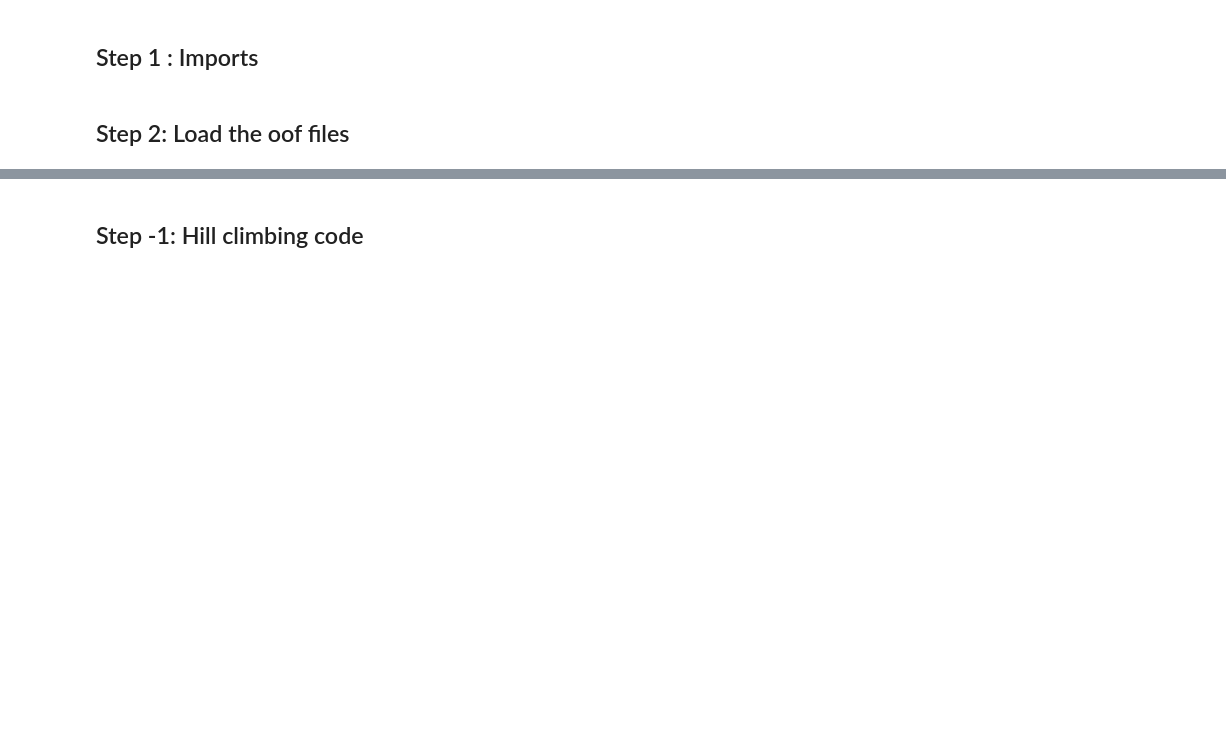
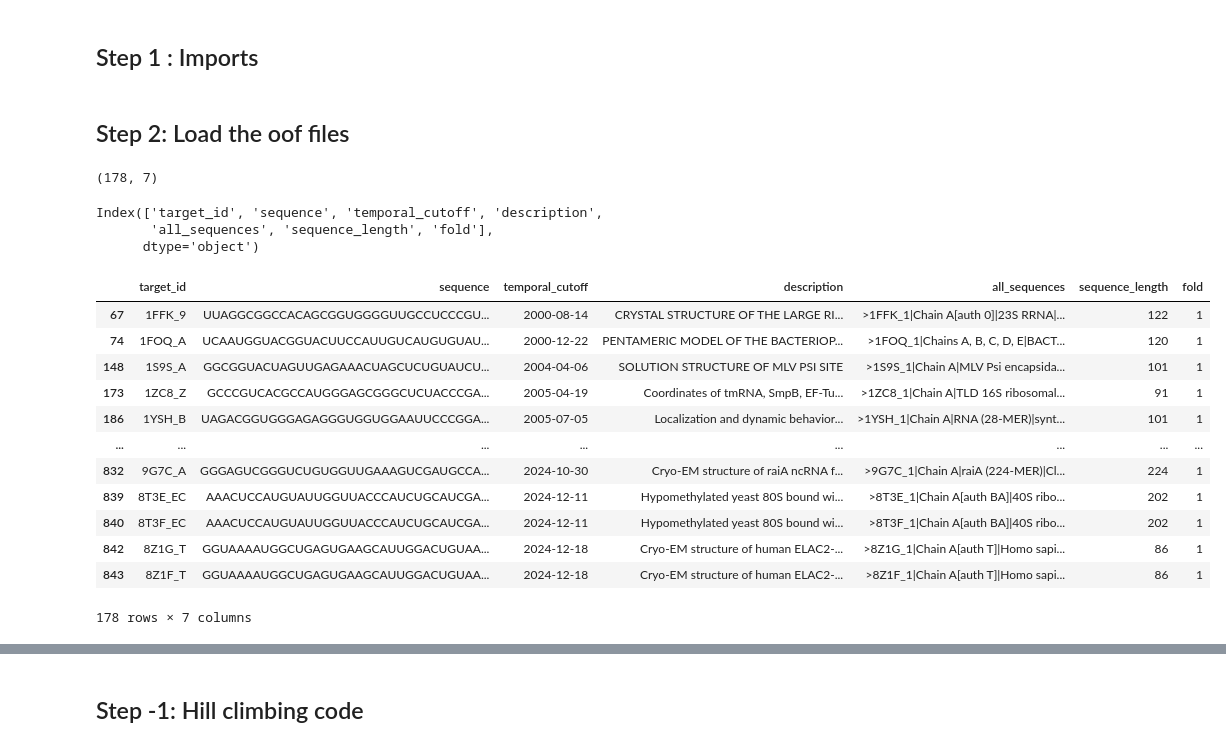
Before and after one commit to jaytonde/Kaggle-SRNA3F-2025, a Jupyter notebook: hill-climbing-weights-calculation.ipynb, the cells around one changed output, grey strips where cells are left out. Drawn from its saved outputs; the diff is of its cells as text; code cells hidden in the pictures; blank space fills up the shorter version.

Commit message:
Kaggle Notebook | Hill Climbing Weights Calculation | Version 3

```diff
--- a/hill-climbing-weights-calculation.ipynb
+++ b/hill-climbing-weights-calculation.ipynb
@@ -4,5 +4,33 @@
 import pandas as pd
 # %% [markdown]
 ## Step 2: Load the oof files
+# %%
+fold_df = pd.read_csv("/kaggle/input/folding-strategy-rna/rna_dataset_with_fold.csv")
+fold_df = fold_df[fold_df["fold"]==1]
+fold_df.shape
+# %% [output]
+(178, 7)
+# %%
+fold_df.columns
+# %% [output]
+Index(['target_id', 'sequence', 'temporal_cutoff', 'description',
+       'all_sequences', 'sequence_length', 'fold'],
+      dtype='object')
+# %%
+fold_df
+# %% [output]
+|  | target_id | sequence | temporal_cutoff | description | all_sequences | sequence_length | fold |
+| 67 | 1FFK_9 | UUAGGCGGCCACAGCGGUGGGGUUGCCUCCCGU... | 2000-08-14 | CRYSTAL STRUCTURE OF THE LARGE RI... | >1FFK_1|Chain A[auth 0]|23S RRNA|... | 122 | 1 |
+| 74 | 1FOQ_A | UCAAUGGUACGGUACUUCCAUUGUCAUGUGUAU... | 2000-12-22 | PENTAMERIC MODEL OF THE BACTERIOP... | >1FOQ_1|Chains A, B, C, D, E|BACT... | 120 | 1 |
+| 148 | 1S9S_A | GGCGGUACUAGUUGAGAAACUAGCUCUGUAUCU... | 2004-04-06 | SOLUTION STRUCTURE OF MLV PSI SITE | >1S9S_1|Chain A|MLV Psi encapsida... | 101 | 1 |
+| 173 | 1ZC8_Z | GCCCGUCACGCCAUGGGAGCGGGCUCUACCCGA... | 2005-04-19 | Coordinates of tmRNA, SmpB, EF-Tu... | >1ZC8_1|Chain A|TLD 16S ribosomal... | 91 | 1 |
+| 186 | 1YSH_B | UAGACGGUGGGAGAGGGUGGUGGAAUUCCCGGA... | 2005-07-05 | Localization and dynamic behavior... | >1YSH_1|Chain A|RNA (28-MER)|synt... | 101 | 1 |
+| ... | ... | ... | ... | ... | ... | ... | ... |
+| 832 | 9G7C_A | GGGAGUCGGGUCUGUGGUUGAAAGUCGAUGCCA... | 2024-10-30 | Cryo-EM structure of raiA ncRNA f... | >9G7C_1|Chain A|raiA (224-MER)|Cl... | 224 | 1 |
+| 839 | 8T3E_EC | AAACUCCAUGUAUUGGUUACCCAUCUGCAUCGA... | 2024-12-11 | Hypomethylated yeast 80S bound wi... | >8T3E_1|Chain A[auth BA]|40S ribo... | 202 | 1 |
+| 840 | 8T3F_EC | AAACUCCAUGUAUUGGUUACCCAUCUGCAUCGA... | 2024-12-11 | Hypomethylated yeast 80S bound wi... | >8T3F_1|Chain A[auth BA]|40S ribo... | 202 | 1 |
+| 842 | 8Z1G_T | GGUAAAAUGGCUGAGUGAAGCAUUGGACUGUAA... | 2024-12-18 | Cryo-EM structure of human ELAC2-... | >8Z1G_1|Chain A[auth T]|Homo sapi... | 86 | 1 |
+| 843 | 8Z1F_T | GGUAAAAUGGCUGAGUGAAGCAUUGGACUGUAA... | 2024-12-18 | Cryo-EM structure of human ELAC2-... | >8Z1F_1|Chain A[auth T]|Homo sapi... | 86 | 1 |
+178 rows × 7 columns
 # %%
 exp_1_oof = pd.read_csv("/kaggle/input/train-ribonanzanet-inference-03/ribonanzanet1_oof.csv")
```
Also changed, not shown: parts of 11 cells of this notebook.
